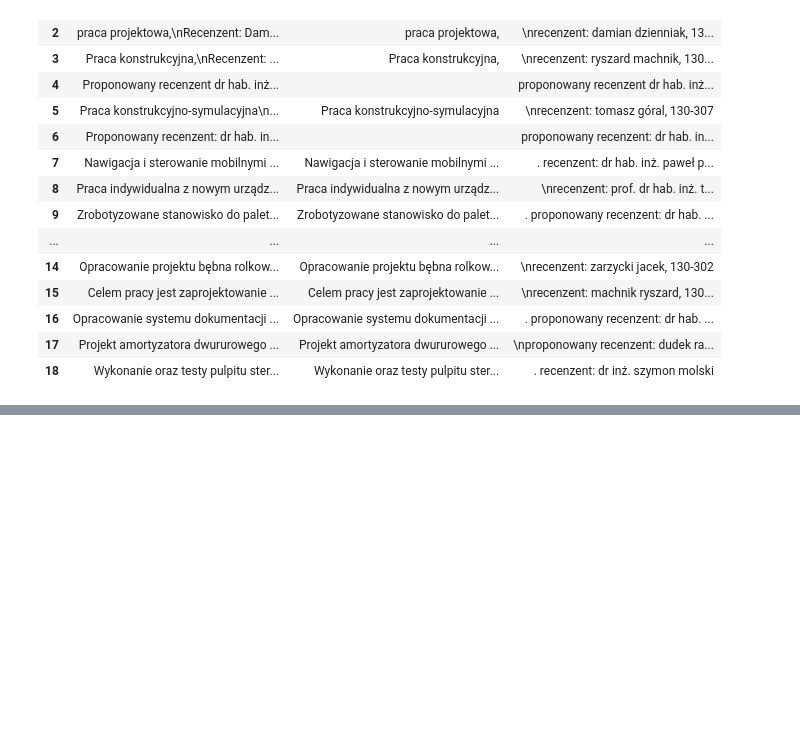
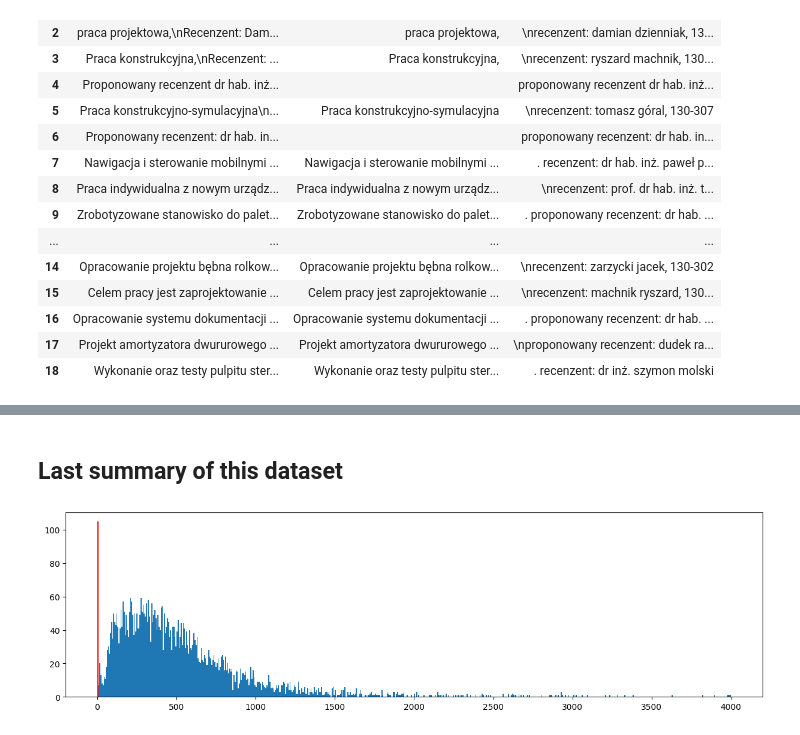
Before and after one commit to CleverLord/Advanced-Data-Mining, a Jupyter notebook: 2-data-cleaning-1.ipynb, the cells around one changed output, grey strips where cells are left out. Cells and saved outputs as stored; diff of their text form; code cells hidden in the pictures; blank space fills up the shorter version.

```diff
--- a/2-data-cleaning-1.ipynb
+++ b/2-data-cleaning-1.ipynb
@@ -401,0 +657,18 @@ df
+# %%
+# #remove all text from Temat Pracy that is after "[1]"
+# def tytulPracyReferencesFilter_OneInBrackets(text):
+#     inxex_of_one_in_brackets = text.find("[1]")
+#     if inxex_of_one_in_brackets == -1:
+#         return text
+#     return text[:inxex_of_one_in_brackets]
+
+literatureKeywords=["Literatura","Literature","References"]
+                    # "Bibliografia","Bibliography"] intentionally left out
+
+#get all Tematy Pracy that contain any of the literatureKeywords
+# Use str.contains with '|'.join to check if any keyword is present in the 'Temat Pracy' column
+literatureKeywordsMask = tematy_i_opisy['Temat Pracy'].str.contains('|'.join(literatureKeywords), case=True)
+# Iterate over all 'Temat Pracy' that match the condition
+for x in tematy_i_opisy[literatureKeywordsMask]['Temat Pracy']:
+    print(x)  # Or perform any other action
+    print("---")
@@ -401,0 +693,12 @@ df
+# %%
+# iterate and remove all text after the first occurence of any of the literatureKeywords. Print what has been removed
+for x in tematy_i_opisy[literatureKeywordsMask]['Temat Pracy']:
+    literatureKeywordIndex = -1
+    for keyword in literatureKeywords:
+        if keyword in x:
+            literatureKeywordIndex = x.find(keyword)
+            break
+    if literatureKeywordIndex == -1:
+        print("No keyword found in: "+x)
+    else:
+        print(x[literatureKeywordIndex:]+"\n---")
@@ -401,0 +723,12 @@ df
+# %%
+def tytulPracyReferencesFilter(text):
+    index_of_literature_keyword = -1
+    for keyword in literatureKeywords:
+        if keyword in text:
+            index_of_literature_keyword = text.find(keyword)
+            break
+    if index_of_literature_keyword == -1:
+        return text
+    return text[:index_of_literature_keyword]
+# %%
+tematy_i_opisy['Temat Pracy']=tematy_i_opisy['Temat Pracy'].apply(tytulPracyReferencesFilter)
@@ -401,0 +742,7 @@ df
+# %% [markdown]
+## Last summary of this dataset
+# %%
+#after filtering by Recenzent, let's go through the data again
+hist_first_bar_different_color(tematy_i_opisy['Temat Pracy'].str.len(), bins=600, color='red')
+# %% [output]
+[figure, added]
```
Also changed, not shown: parts of 41 cells of this notebook.
